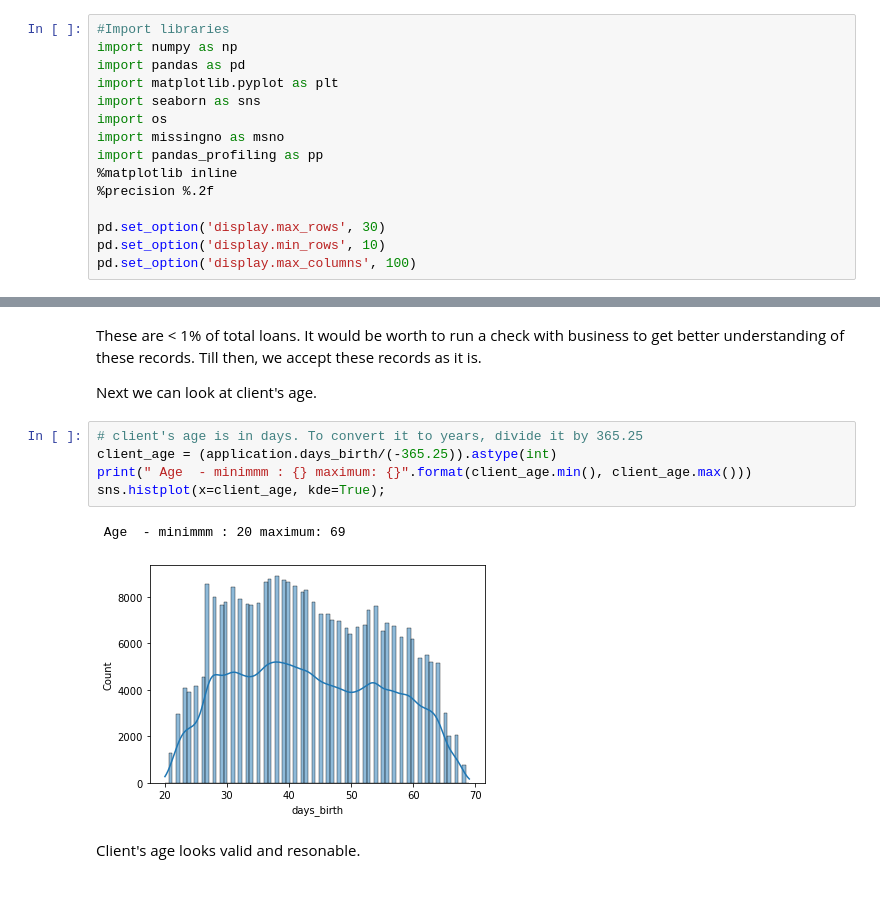
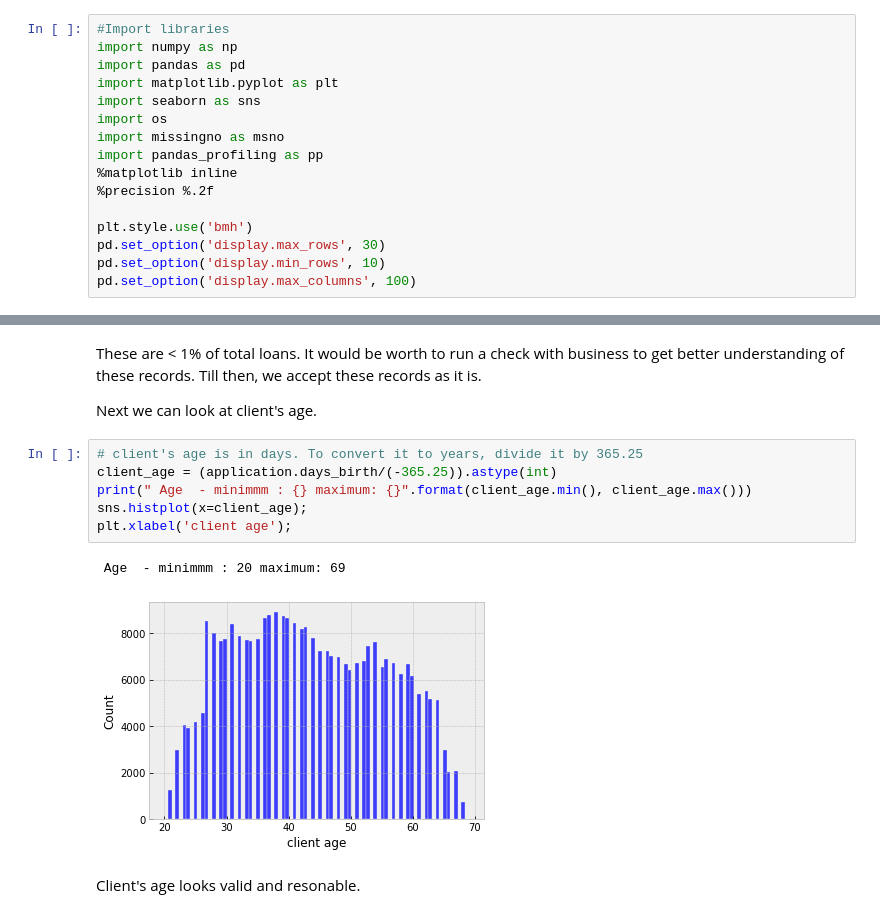
Before and after one commit to rohanML/Springboard, a Jupyter notebook: home_credit_default_risk/notebooks/01_Data_Wrangling.ipynb, the cells around one changed output, grey strips where cells are left out. Saved outputs shown, nothing was run; the diff lists cells and outputs as text.

```diff
--- a/home_credit_default_risk/notebooks/01_Data_Wrangling.ipynb
+++ b/home_credit_default_risk/notebooks/01_Data_Wrangling.ipynb
@@ -23,6 +23,7 @@ import pandas_profiling as pp
 %matplotlib inline
 %precision %.2f
 
+plt.style.use('bmh')
 pd.set_option('display.max_rows', 30)
 pd.set_option('display.min_rows', 10)
 pd.set_option('display.max_columns', 100)
@@ -221,11 +244,12 @@ Next we can look at client's age.
 # %%
 # client's age is in days. To convert it to years, divide it by 365.25
 client_age = (application.days_birth/(-365.25)).astype(int)
 print(" Age  - minimmm : {} maximum: {}".format(client_age.min(), client_age.max()))
-sns.histplot(x=client_age, kde=True);
+sns.histplot(x=client_age);
+plt.xlabel('client age');
 # %% [output]
  Age  - minimmm : 20 maximum: 69
-[figure, old version]
+[figure, new version]
 # %% [markdown]
 Client's age looks valid and resonable.
 # %%
```
Also changed, not shown: parts of 45 cells of this notebook, 1 other file.
